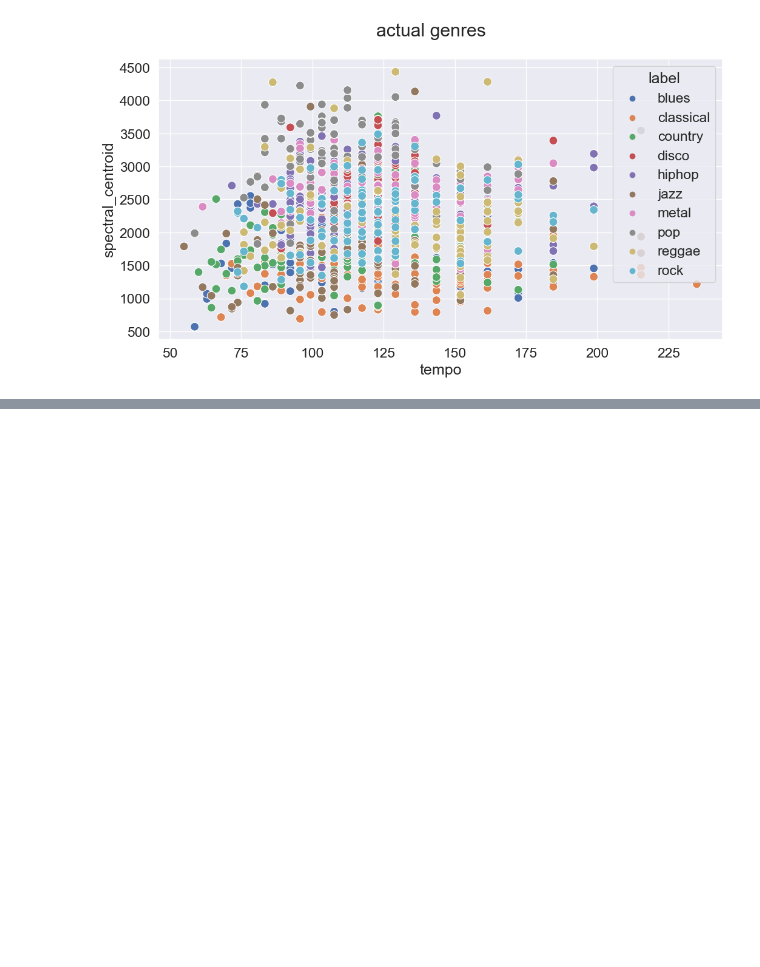
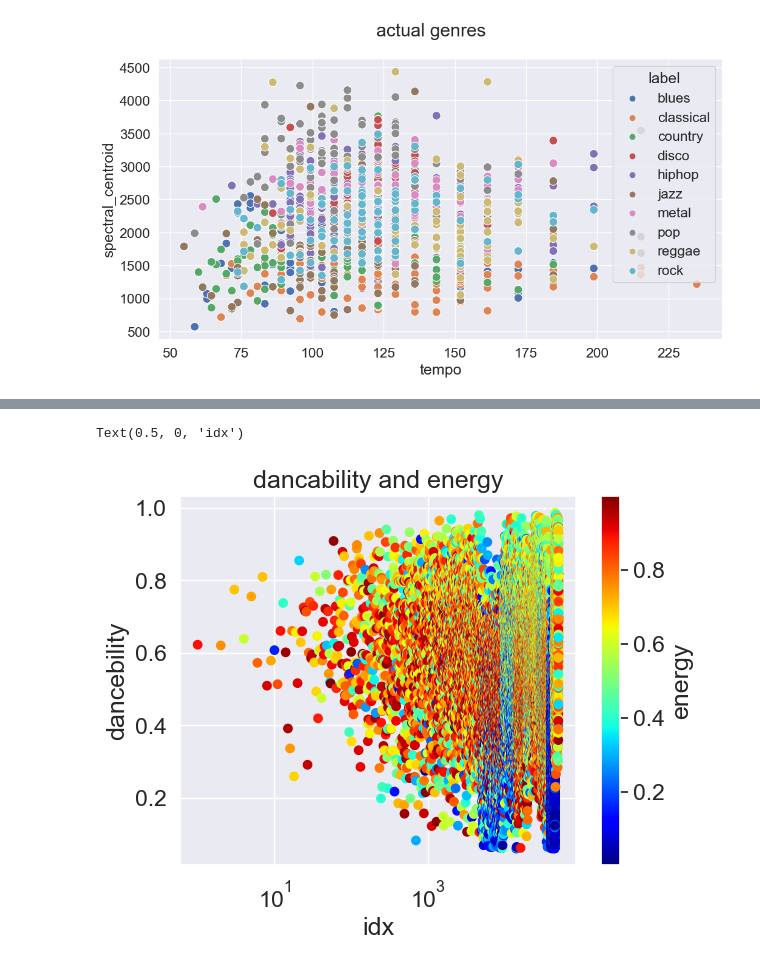
Before and after one commit to ivanmaykov/DS2500-Group-Project, a Jupyter notebook: ML.ipynb, the cells around one changed output, grey strips where cells are left out. Drawn from its saved outputs; the diff is of its cells as text; code cells hidden in the pictures; blank space fills up the shorter version.

Commit message:
updated ML w/ second kaggle dataset.

```diff
--- a/ML.ipynb
+++ b/ML.ipynb
@@ -125,0 +130,7 @@ Text(0.5, 0.98, 'actual genres')
+# %%
+import pandas as pd
+
+# using the kaggle csv
+df = pd.read_csv('music_genre.csv')
+df = df.dropna()
+df.head()
@@ -125,0 +144,16 @@ Text(0.5, 0.98, 'actual genres')
+# %%
+x_lin = df.loc[:, 'danceability'].values
+y_lin = df.loc[:, 'energy'].values
+pos = [i for i in range(len(x_lin))]
+# plt.plot(x_lin, label = 'danceability')
+# plt.plot(y_lin, label = 'energy')
+
+plt.scatter(pos, x_lin, c=y_lin, cmap='jet')
+plt.title("dancability and energy")
+plt.colorbar(cmap='jet', label='energy')
+plt.xscale('log')
+plt.ylabel('dancebility')
+plt.xlabel('idx')
+# %% [output]
+Text(0.5, 0, 'idx')
+[figure, added]
```
Also changed, not shown: parts of 9 cells of this notebook, 3 other files.
